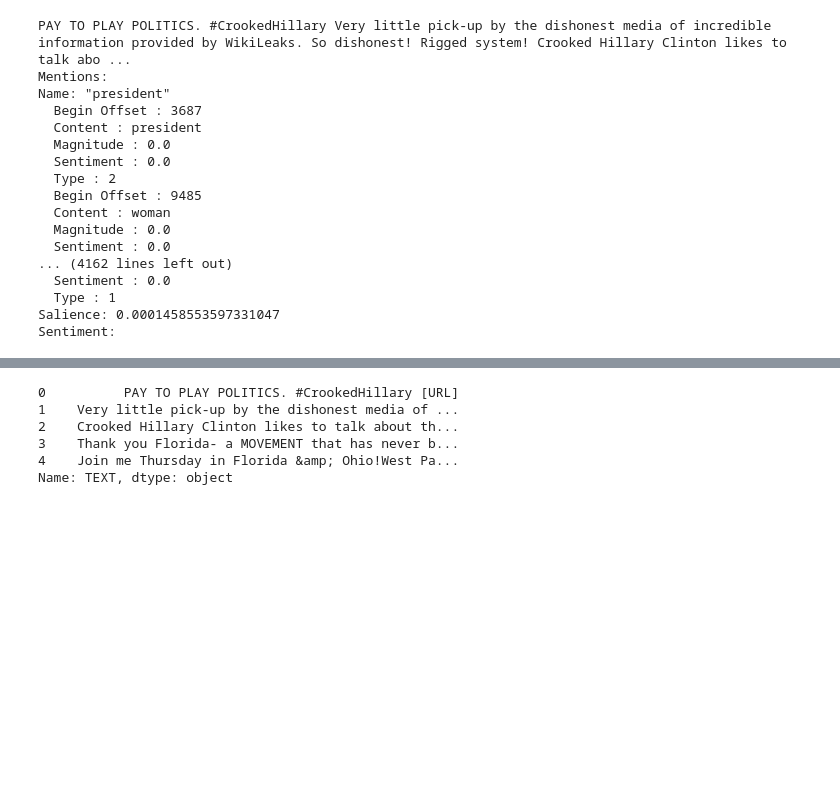
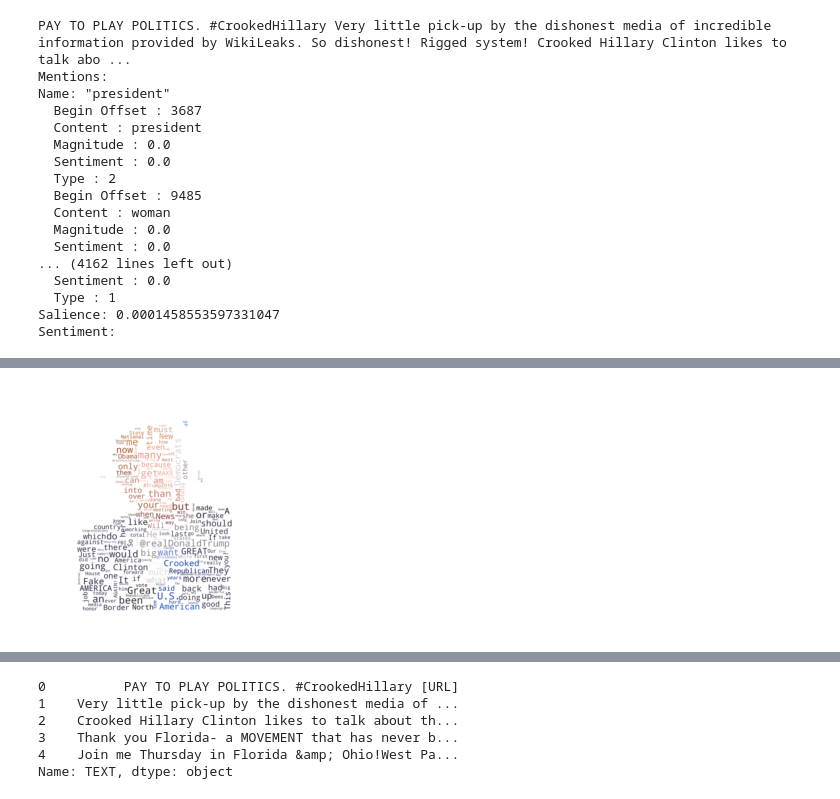
Before and after one commit to EthanH43/text_generator, a Jupyter notebook: Model/Tweet_Analysis.ipynb, the cells around one changed output, grey strips where cells are left out. Cells and saved outputs as stored; diff of their text form; code cells hidden in the pictures; blank space fills up the shorter version.

```diff
--- a/Model/Tweet_Analysis.ipynb
+++ b/Model/Tweet_Analysis.ipynb
@@ -302,3 +256,27 @@ plt.show()
+# %%
+wc = WordCloud(background_color="white", mask=trump_mask,
+               max_font_size=130, random_state=42)
+wc.generate_from_frequencies(testin)
+
+# create coloring from image
+image_colors = ImageColorGenerator(trump_mask)
+
+# show
+# fig, axes = plt.subplots(1,2 )
+# # recolor wordcloud and show
+# # we could also give color_func=image_colors directly in the constructor
+# axes[0].imshow(wc.recolor(color_func=image_colors), interpolation="bilinear")
+# axes[1].imshow(trump_mask, cmap=plt.cm.gray, interpolation="bilinear")
+# for ax in axes:
+#     ax.set_axis_off()
+# plt.show()
+
+plt.figure(figsize=[4,4])
+plt.imshow(wc.recolor(color_func=image_colors), interpolation="bilinear")
+plt.axis("off")
+_=plt.show()
+# %% [output]
+[figure, added]
 # %%
 import re
 caps=[]
```
Also changed, not shown: parts of 24 cells of this notebook, 4 other files.
